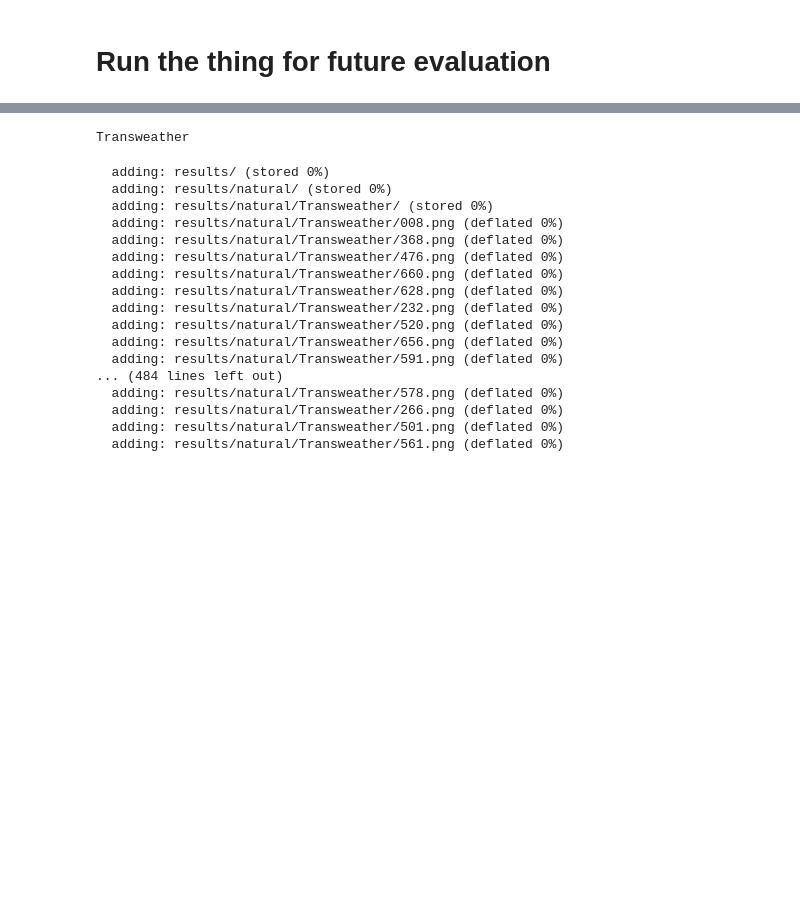
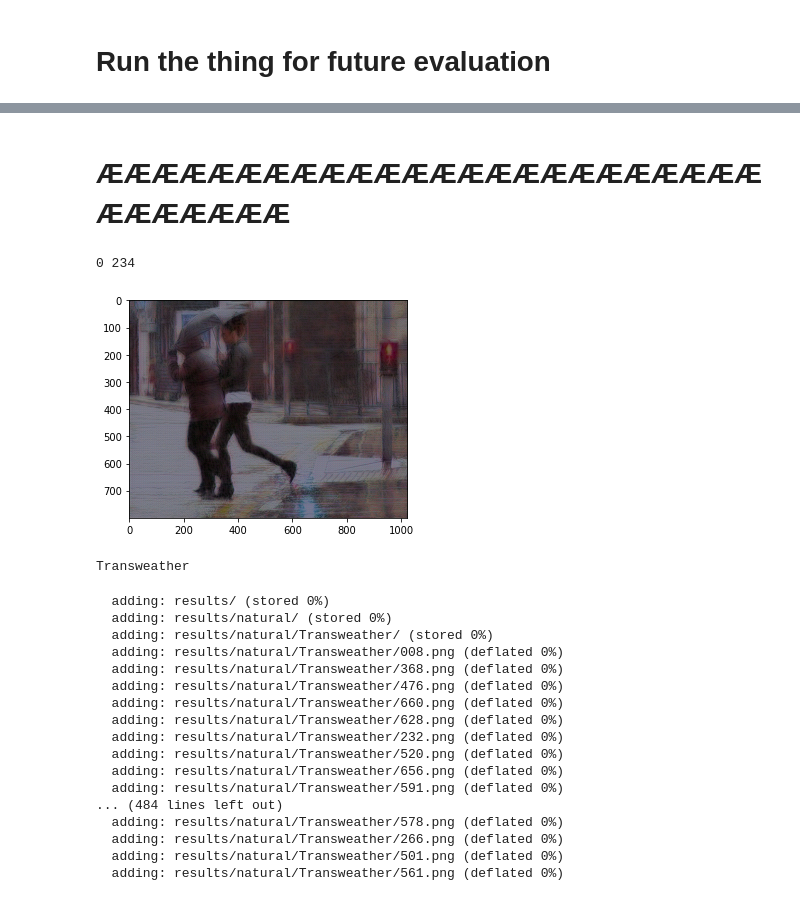
Before and after one commit to vfrantc/deweather, a Jupyter notebook: fixed_range_train_3stage_mydecomp.ipynb, the cells around one changed output, grey strips where cells are left out. Cells and saved outputs as stored; diff of their text form; code cells hidden in the pictures; blank space fills up the shorter version.

```diff
--- a/fixed_range_train_3stage_mydecomp.ipynb
+++ b/fixed_range_train_3stage_mydecomp.ipynb
@@ -163,12 +137,17 @@ Already up to date.
+# %% [markdown]
+# ÆÆÆÆÆÆÆÆÆÆÆÆÆÆÆÆÆÆÆÆÆÆÆÆÆÆÆÆÆÆÆ
 # %%
 import cv2
 import matplotlib.pyplot as plt
 
-image = cv2.imread('results/natural/Transweather/002.png')
+image = cv2.imread('results/natural/Transweather/006.png')
 image = cv2.cvtColor(image, cv2.COLOR_BGR2RGB)
 print(image.min(), image.max())
 plt.imshow(image)
 plt.show()
+# %% [output]
+0 234
+[figure, added]
 # %%
 !ls results/natural/Transweather
 # %% [output]
```
Also changed, not shown: parts of 10 cells of this notebook.
